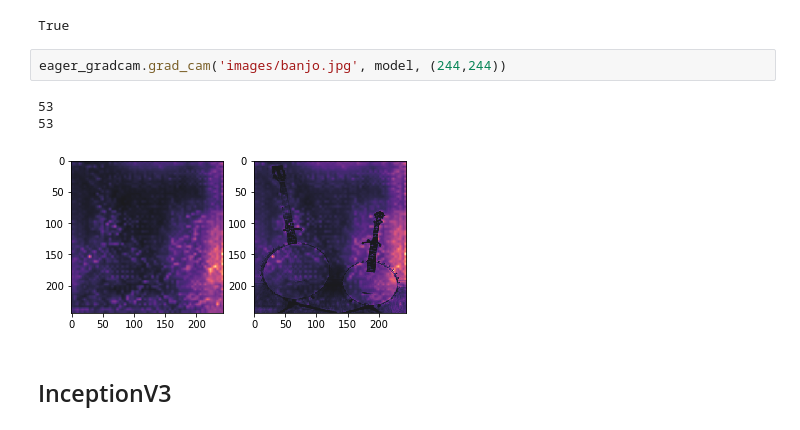
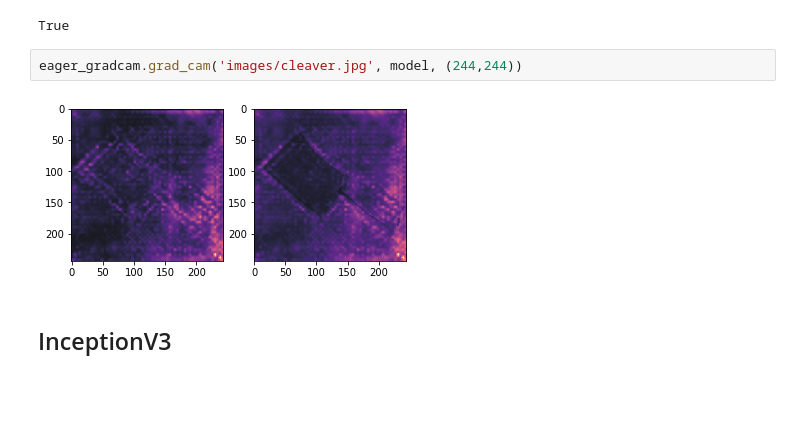
Before and after one commit to kjczarne/eager_gradcam_tf, a Jupyter notebook: 5_ResNet50, Xception, InceptionV3.ipynb, the cells around one changed output. Cells and saved outputs as stored; diff of their text form; blank space fills up the shorter version.

```diff
--- a/5_ResNet50, Xception, InceptionV3.ipynb
+++ b/5_ResNet50, Xception, InceptionV3.ipynb
@@ -18,11 +18,9 @@ tf.executing_eagerly()
 # %% [output]
 True
 # %%
-eager_gradcam.grad_cam('images/banjo.jpg', model, (244,244))
+eager_gradcam.grad_cam('images/cleaver.jpg', model, (244,244))
 # %% [output]
-53
-53
-[figure, old version]
+[figure, new version]
 # %% [markdown]
 ## InceptionV3
 # %%
```
Also changed, not shown: parts of 2 cells of this notebook.
